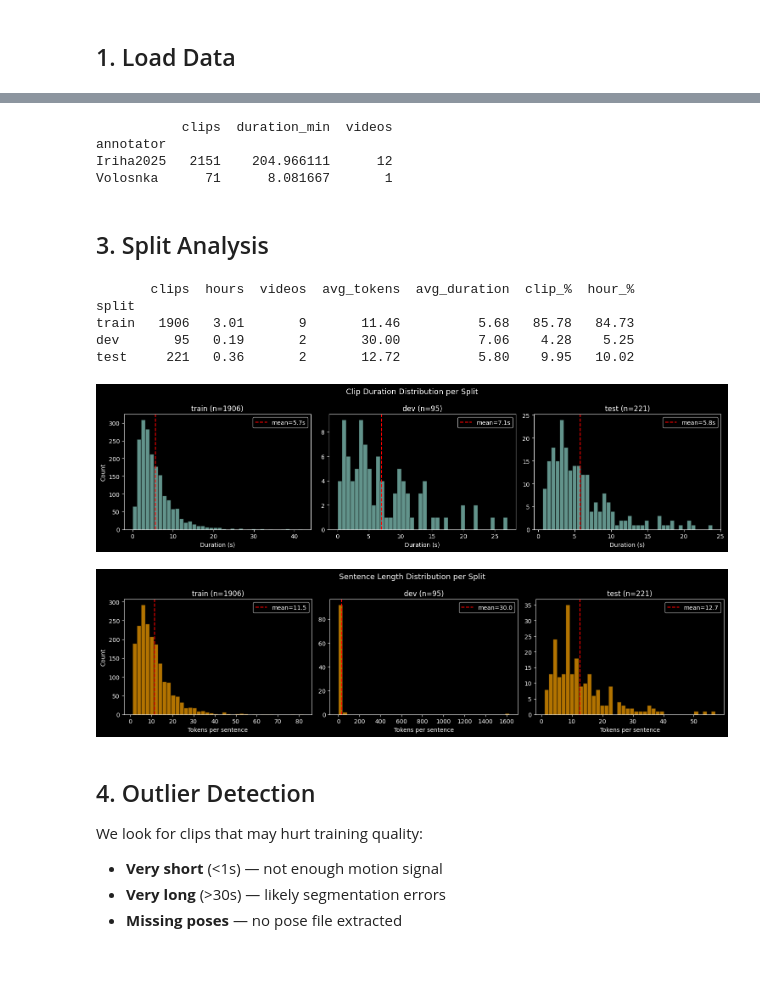
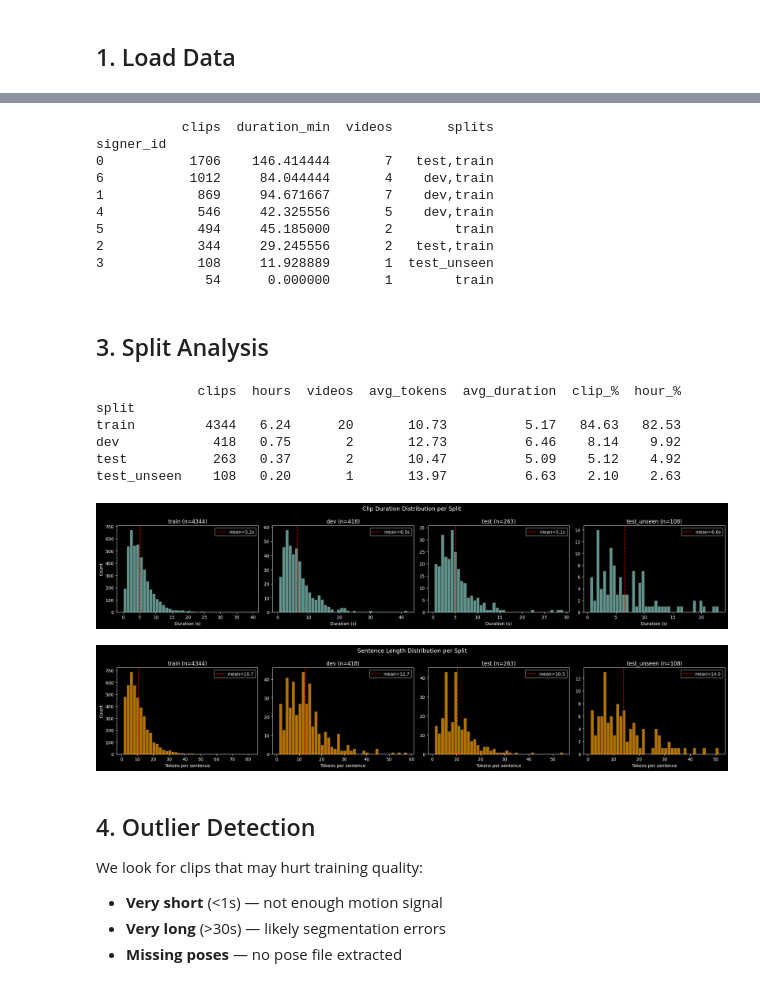
Before and after one commit to lexsobieski/ucu-text-to-sign, a Jupyter notebook: notebooks/analysis/analyze_dataset.ipynb, the cells around one changed output, grey strips where cells are left out. Cells and saved outputs as stored; diff of their text form; code cells hidden in the pictures.

Commit message:
simplify code, add signer identification

```diff
--- a/notebooks/analysis/analyze_dataset.ipynb
+++ b/notebooks/analysis/analyze_dataset.ipynb
@@ -8,7 +8,6 @@ Comprehensive analysis of the dataset: duration, splits, outliers, proper nouns
 ## 1. Load Data
 # %%
 import csv
-import re
 from collections import Counter
 from pathlib import Path
 
@@ -17,16 +16,15 @@ import numpy as np
 import pandas as pd
 
 ROOT = Path(".").resolve().parent.parent
-ANNOTATION_PATH = ROOT / "data/usl-suspilne/annotations.csv"
 POSES_DIR = ROOT / "data/usl-suspilne/poses/mediapipe_holistic"
 FEATURES_DIR = ROOT / "data/usl-suspilne/features"
 FPS = 30.0
 
 SPLIT_DIR = ROOT / "data/usl-suspilne"
+SPLITS = ["train", "dev", "test", "test_unseen"]
 
-# Build dataframe from per-split CSVs
 rows = []
-for split_name in ["train", "dev", "test"]:
+for split_name in SPLITS:
     split_csv = SPLIT_DIR / f"{split_name}.csv"
     if not split_csv.exists():
         print(f"WARNING: {split_csv} not found")
@@ -34,26 +32,18 @@ for split_name in ["train", "dev", "test"]:
     with open(split_csv, newline="", encoding="utf-8") as f:
         for row in csv.DictReader(f, delimiter="|"):
             name = row["name"]
-            vid = name.split("/")[0]
-            clip_id = name.split("/")[1]
-            text_raw = row["text"]
-            text_norm = row.get("text_norm", text_raw.lower())
-            annotator = row["annotator"]
+            vid, clip_id = name.split("/")
+            text_norm = row["text_norm"]
 
-            # Load pose to get duration
             pose_path = POSES_DIR / vid / f"{clip_id}.npy"
-            if pose_path.exists():
-                n_frames = np.load(pose_path).shape[0]
-            else:
-                n_frames = 0
+            n_frames = np.load(pose_path).shape[0] if pose_path.exists() else 0
 
             rows.append({
                 "name": name,
                 "video_id": vid,
                 "clip_id": clip_id,
-                "text": text_raw,
                 "text_norm": text_norm,
-                "annotator": annotator,
+                "signer_id": row.get("signer_id", ""),
                 "n_frames": n_frames,
                 "duration_s": n_frames / FPS,
                 "n_tokens": len(text_norm.split()),
@@ -109,16 +99,23 @@ Total videos: 13
 # %%
-# Clips per annotator
-ann_stats = df.groupby("annotator").agg(
+# Clips per signer
+signer_stats = df.groupby("signer_id").agg(
     clips=("name", "count"),
     duration_min=("duration_s", lambda x: x.sum() / 60),
     videos=("video_id", "nunique"),
-)
-print(ann_stats)
+    splits=("split", lambda x: ",".join(sorted(set(x)))),
+).sort_values("clips", ascending=False)
+print(signer_stats)
 # %% [output]
-           clips  duration_min  videos
-annotator
-Iriha2025   2151    204.966111      12
-Volosnka      71      8.081667       1
+           clips  duration_min  videos       splits
+signer_id
+0           1706    146.414444       7   test,train
+6           1012     84.044444       4    dev,train
+1            869     94.671667       7    dev,train
+4            546     42.325556       5    dev,train
+5            494     45.185000       2        train
+2            344     29.245556       2   test,train
+3            108     11.928889       1  test_unseen
+              54      0.000000       1        train
 # %% [markdown]
 ## 3. Split Analysis
 # %%
@@ -128,41 +125,41 @@ split_stats = df.groupby("split").agg(
     videos=("video_id", "nunique"),
     avg_tokens=("n_tokens", "mean"),
     avg_duration=("duration_s", "mean"),
-).reindex(["train", "dev", "test"])
+).reindex(SPLITS)
 
 split_stats["clip_%"] = split_stats["clips"] / split_stats["clips"].sum() * 100
 split_stats["hour_%"] = split_stats["hours"] / split_stats["hours"].sum() * 100
 
 print(split_stats.round(2).to_string())
 # %% [output]
-       clips  hours  videos  avg_tokens  avg_duration  clip_%  hour_%
+             clips  hours  videos  avg_tokens  avg_duration  clip_%  hour_%
 split
-train   1906   3.01       9       11.46          5.68   85.78   84.73
-dev       95   0.19       2       30.00          7.06    4.28    5.25
-test     221   0.36       2       12.72          5.80    9.95   10.02
+train         4344   6.24      20       10.73          5.17   84.63   82.53
+dev            418   0.75       2       12.73          6.46    8.14    9.92
+test           263   0.37       2       10.47          5.09    5.12    4.92
+test_unseen    108   0.20       1       13.97          6.63    2.10    2.63
 # %%
-fig, axes = plt.subplots(1, 3, figsize=(15, 4))
+fig, axes = plt.subplots(1, len(SPLITS), figsize=(5 * len(SPLITS), 4))
 
-for ax, split in zip(axes, ["train", "dev", "test"]):
+for ax, split in zip(axes, SPLITS):
     subset = df[df["split"] == split]
     ax.hist(subset["duration_s"], bins=40, edgecolor="black", alpha=0.7)
     ax.axvline(subset["duration_s"].mean(), color="red", linestyle="--",
                label=f"mean={subset['duration_s'].mean():.1f}s")
     ax.set_title(f"{split} (n={len(subset)})")
     ax.set_xlabel("Duration (s)")
     ax.legend()
 
 axes[0].set_ylabel("Count")
 plt.suptitle("Clip Duration Distribution per Split", fontsize=13)
 plt.tight_layout()
 plt.show()
 # %% [output]
-[figure, old version]
+[figure, new version]
 # %%
-# Token-length distribution per split
-fig, axes = plt.subplots(1, 3, figsize=(15, 4))
+fig, axes = plt.subplots(1, len(SPLITS), figsize=(5 * len(SPLITS), 4))
 
-for ax, split in zip(axes, ["train", "dev", "test"]):
+for ax, split in zip(axes, SPLITS):
     subset = df[df["split"] == split]
     ax.hist(subset["n_tokens"], bins=40, edgecolor="black", alpha=0.7, color="orange")
     ax.axvline(subset["n_tokens"].mean(), color="red", linestyle="--",
@@ -176,7 +173,7 @@ plt.suptitle("Sentence Length Distribution per Split", fontsize=13)
 plt.tight_layout()
 plt.show()
 # %% [output]
-[figure, old version]
+[figure, new version]
 # %% [markdown]
 ## 4. Outlier Detection
 
```
Also changed, not shown: parts of 23 cells of this notebook, 7 other files.
